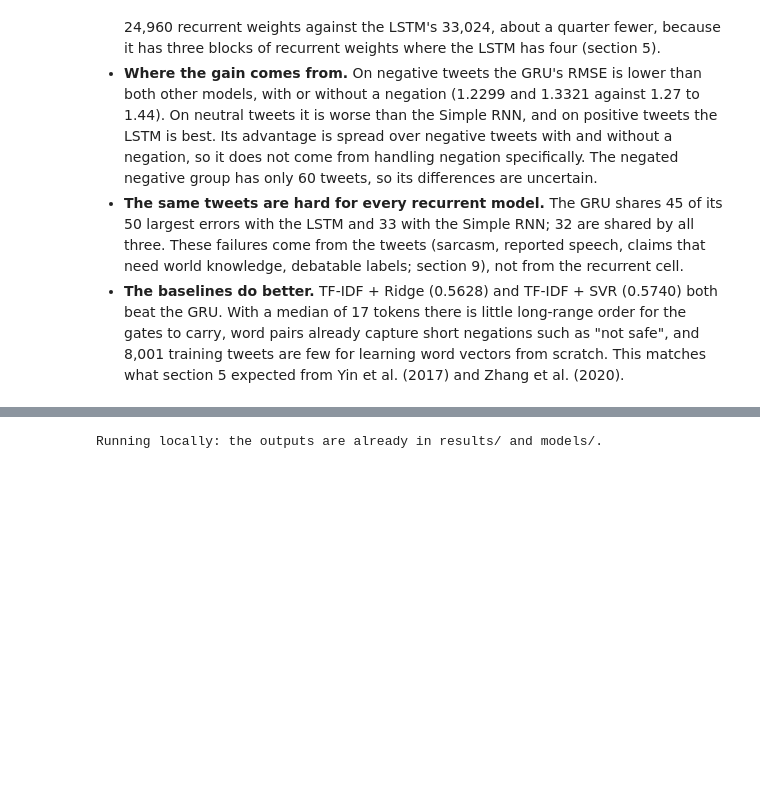
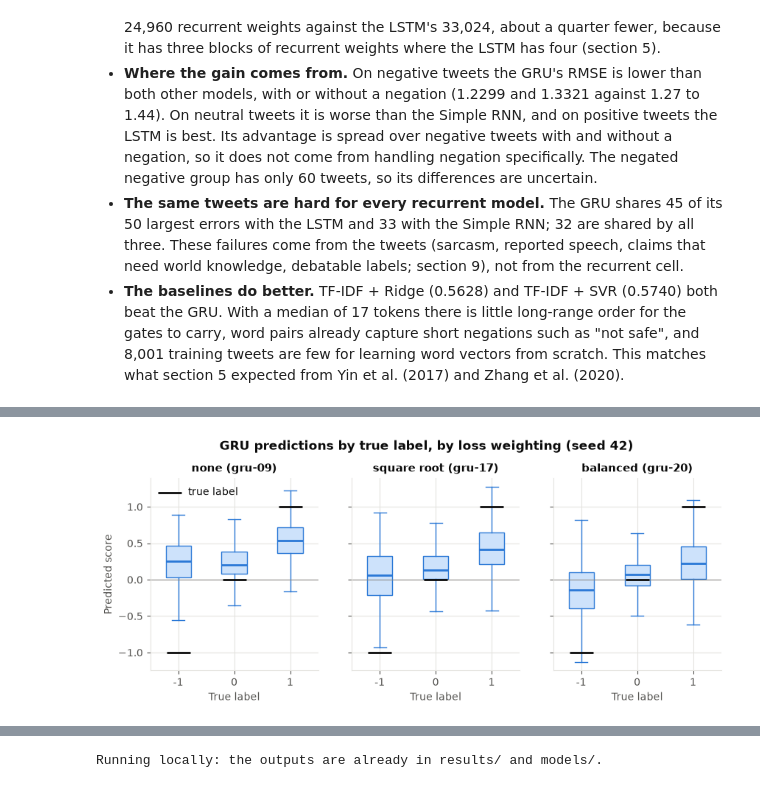
Before and after one commit to Adossi-design/vaccine-sentiment-sequential-models, a Jupyter notebook: notebooks/04_gru.ipynb, the cells around one changed output, grey strips where cells are left out. Drawn from its saved outputs; the diff is of its cells as text; code cells hidden in the pictures; blank space fills up the shorter version.

```diff
--- a/notebooks/04_gru.ipynb
+++ b/notebooks/04_gru.ipynb
@@ -751,0 +771,17 @@ Shared tweets among the 50 largest errors: gru/rnn 33, gru/lstm 45, rnn/lstm 35,
+# %%
+train_counts = pd.Series(y_train).value_counts().sort_index()  # training tweets per label
+balanced = len(y_train) / (len(train_counts) * train_counts)
+root = np.sqrt(balanced)
+root = root * len(y_train) / (root * train_counts).sum()  # rescaled so the mean weight per tweet is 1
+WEIGHTINGS = {name: {str(int(label)): round(float(w), 4) for label, w in weights.items()}
+              for name, weights in {"square root": root, "balanced": balanced}.items()}
+display(pd.DataFrame(WEIGHTINGS).T.rename(columns=lambda c: f"weight for label {c}"))
+
+ROUND_3 = {"square root": ["gru-17", "gru-18", "gru-19"], "balanced": ["gru-20", "gru-21", "gru-22"]}
+for name, run_ids in ROUND_3.items():
+    w = WEIGHTINGS[name]
+    for run_id, seed in zip(run_ids, (42, 43, 44)):
+        run_experiment(run_id, {**FINAL, "class_weights": w},
+                       f"Class weighting ({name}: -1 {w['-1']}, 0 {w['0']}, 1 {w['1']}) on the final configuration "
+                       f"({FINAL_RUN}), seed {seed}: does a larger loss weight on negative tweets move their "
+                       f"predictions away from the mean?", seed=seed)
@@ -751,0 +853,20 @@ Shared tweets among the 50 largest errors: gru/rnn 33, gru/lstm 45, rnn/lstm 35,
+# %%
+seed_42 = {name: run_ids[0] for name, run_ids in WEIGHTED.items()}  # gru-09, gru-17, gru-20
+fig, axes = plt.subplots(1, 3, figsize=(10, 3.4), sharey=True)
+for ax, (name, run_id) in zip(axes, seed_42.items()):
+    pred = RESULTS[run_id]["pred"]
+    ax.boxplot([pred[y_val == k] for k in (-1, 0, 1)], positions=[-1, 0, 1], widths=0.45,
+               patch_artist=True, showfliers=False,
+               boxprops={"facecolor": "#cde2fb", "edgecolor": BLUE}, medianprops={"color": BLUE, "linewidth": 2},
+               whiskerprops={"color": BLUE}, capprops={"color": BLUE})
+    ax.scatter([-1, 0, 1], [-1, 0, 1], marker="_", s=500, linewidths=2, color=INK, zorder=3, label="true label")
+    ax.axhline(0, color=GRAY, linewidth=0.8)
+    ax.set_xticks([-1, 0, 1], ["-1", "0", "1"])
+    ax.set(title=f"{name} ({run_id})", xlabel="True label")
+axes[0].set_ylabel("Predicted score")
+axes[0].legend(frameon=False, loc="upper left")
+fig.suptitle("GRU predictions by true label, by loss weighting (seed 42)", x=0.5, y=1.03, fontweight="bold")
+fig.savefig(common.FIGURES_DIR / "gru_class_weights.png")
+plt.show()
+# %% [output]
+[figure, added]
```
Also changed, not shown: parts of 12 cells of this notebook, 3 other files.
